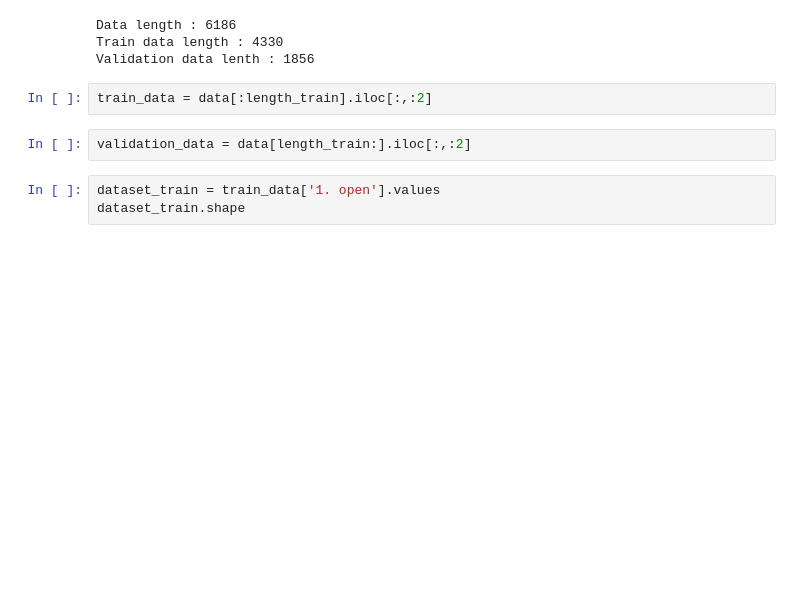
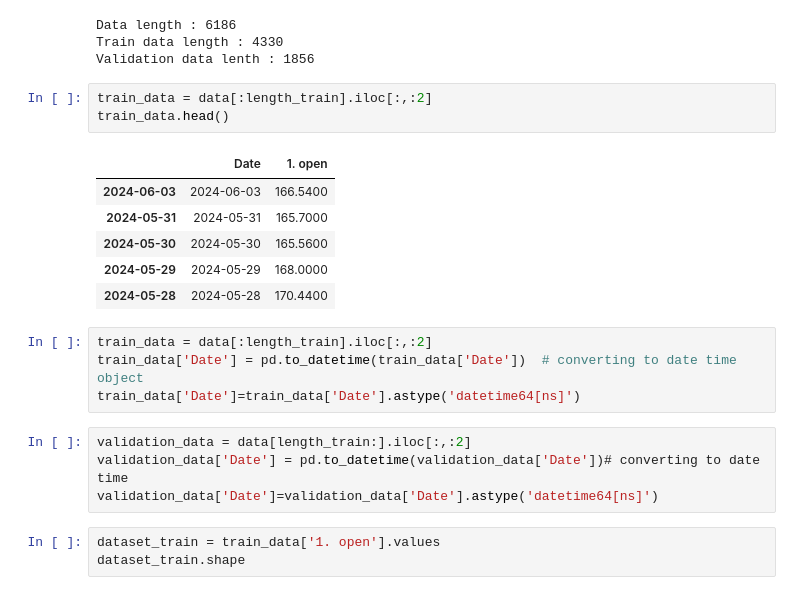
Before and after one commit to tim-boudot/lwhf-investment-strategy, a Jupyter notebook: joe.ipynb, the cells around one changed output. Drawn from its saved outputs; the diff is of its cells as text; blank space fills up the shorter version.

```diff
--- a/joe.ipynb
+++ b/joe.ipynb
@@ -53,8 +63,22 @@ Train data length : 4330
 Validation data lenth : 1856
 # %%
 train_data = data[:length_train].iloc[:,:2]
+train_data.head()
+# %% [output]
+|  | Date | 1. open |
+| 2024-06-03 | 2024-06-03 | 166.5400 |
+| 2024-05-31 | 2024-05-31 | 165.7000 |
+| 2024-05-30 | 2024-05-30 | 165.5600 |
+| 2024-05-29 | 2024-05-29 | 168.0000 |
+| 2024-05-28 | 2024-05-28 | 170.4400 |
-# %%
-validation_data = data[length_train:].iloc[:,:2]
+# %%
+train_data = data[:length_train].iloc[:,:2]
+train_data['Date'] = pd.to_datetime(train_data['Date'])  # converting to date time object
+train_data['Date']=train_data['Date'].astype('datetime64[ns]')
+# %%
+validation_data = data[length_train:].iloc[:,:2]
+validation_data['Date'] = pd.to_datetime(validation_data['Date'])# converting to date time
+validation_data['Date']=validation_data['Date'].astype('datetime64[ns]')
 # %%
 dataset_train = train_data['1. open'].values
 dataset_train.shape
```
Also changed, not shown: parts of 13 cells of this notebook.
